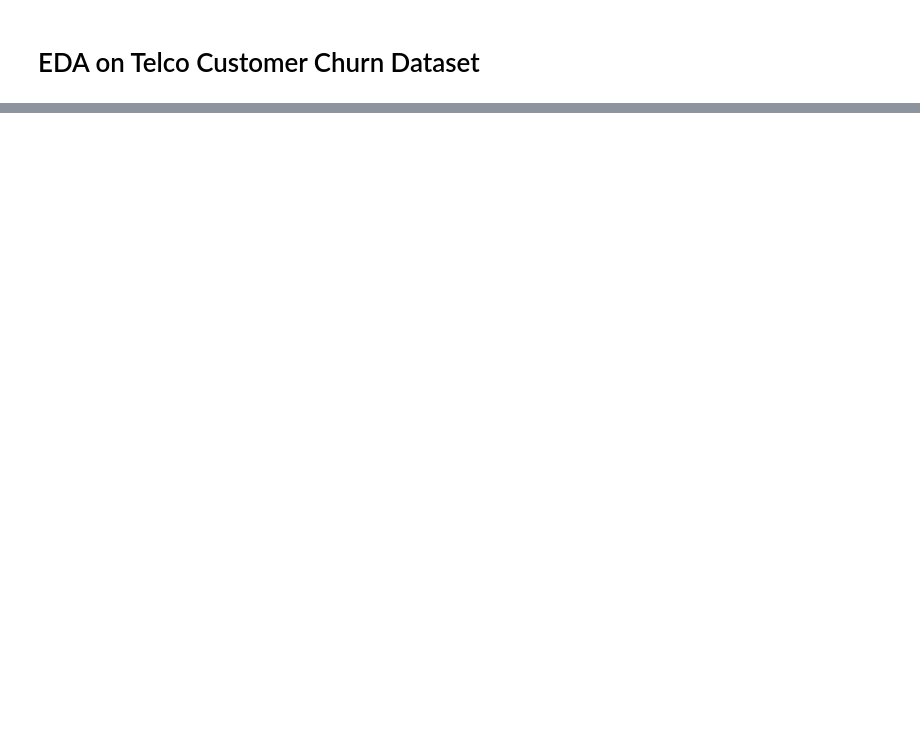
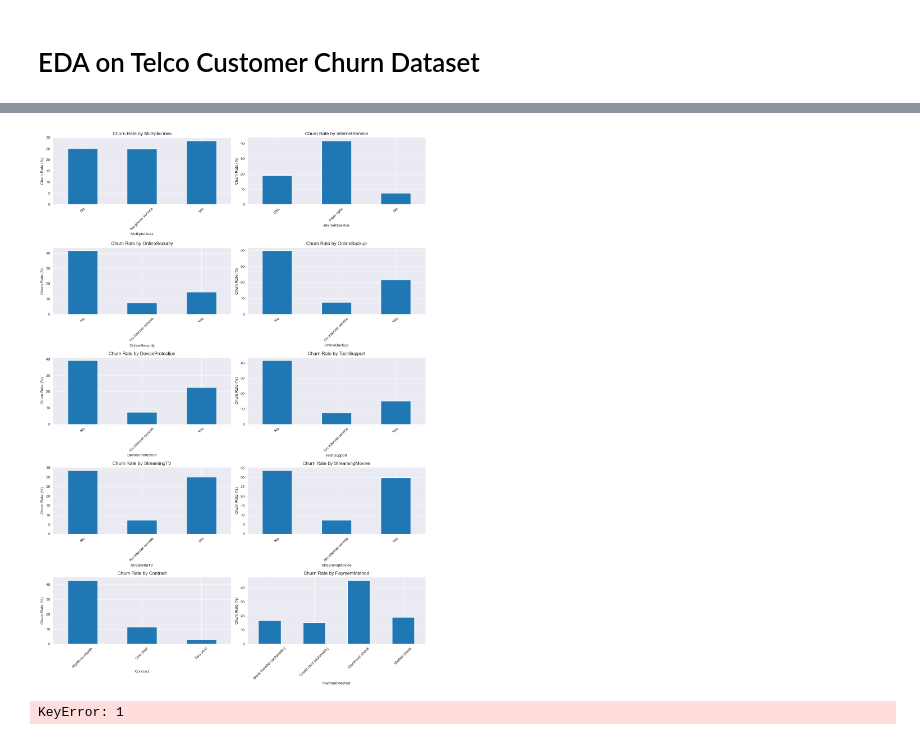
Before and after one commit to devmarkpro/telco-customer-churn-ml-project, a Jupyter notebook: notebooks/01-eda.ipynb, the cells around one changed output, grey strips where cells are left out. Saved outputs shown, nothing was run; the diff lists cells and outputs as text; code cells hidden in the pictures; blank space fills up the shorter version.

```diff
--- a/notebooks/01-eda.ipynb
+++ b/notebooks/01-eda.ipynb
@@ -69,0 +245,37 @@ df
+# %%
+n_cols = 2
+n_rows = (len(categorical_columns) + 1) // n_cols
+fig, axes = plt.subplots(n_rows, n_cols, figsize=(14, n_rows * 4))
+
+for i, col in enumerate(categorical_columns):
+    ax = axes[i // n_cols][i % n_cols]
+    try:
+        churn_rates = data.groupby(col)['Churn'].value_counts(normalize=True).unstack()
+        churn_rates = churn_rates['Yes'] * 100
+        churn_rates.plot(kind='bar', ax=ax)
+        ax.set_title(f'Churn Rate by {col}')
+        ax.set_ylabel('Churn Rate (%)')
+        ax.set_xlabel(col)
+        ax.set_xticklabels(ax.get_xticklabels(), rotation=45)
+    except KeyError:
+        ax.set_visible(False)  # hide subplot if Churn='Yes' doesn't exist
+
+# Hide any empty subplots
+for j in range(i + 1, n_rows * n_cols):
+    axes[j // n_cols][j % n_cols].set_visible(False)
+
+plt.tight_layout()
+plt.show()
+# %% [output]
+[figure, added]
+# %%
+for col in categorical_columns:
+    churn_rates = data.groupby(col)['Churn'].value_counts().unstack()[1] * 100
+    churn_rates.plot(kind='bar', figsize=(6, 4))
+    plt.ylabel('Churn Rate (%)')
+    plt.title(f'Churn Rate by {col}')
+    plt.xticks(rotation=45)
+    plt.tight_layout()
+    plt.show()
+# %% [output]
+KeyError: 1
```
Also changed, not shown: parts of 35 cells of this notebook.
